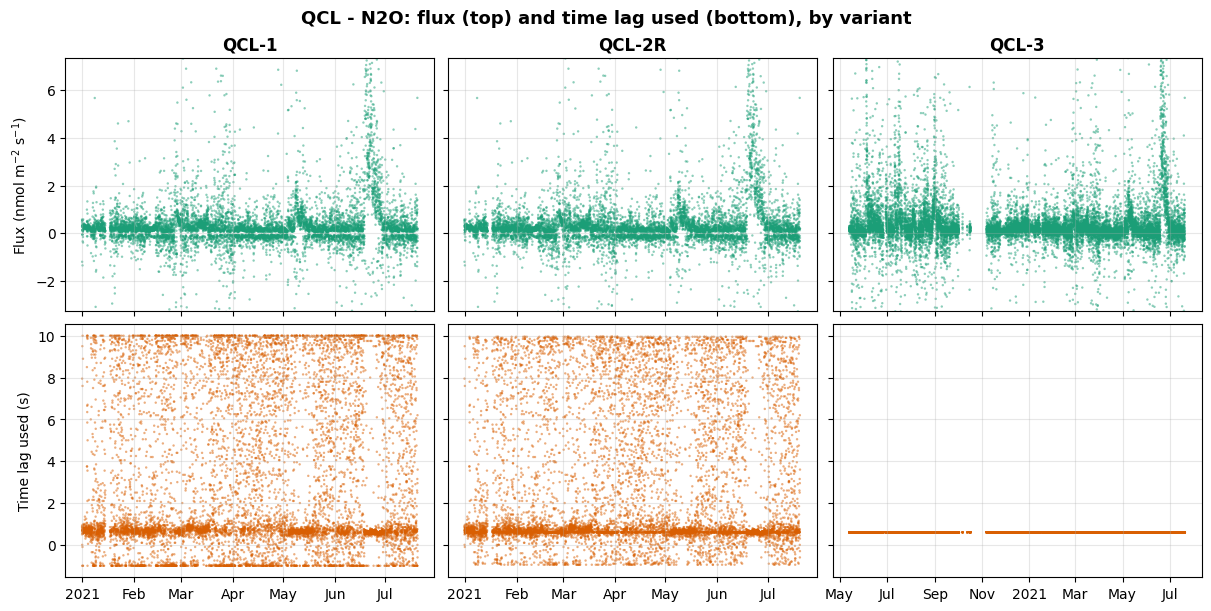
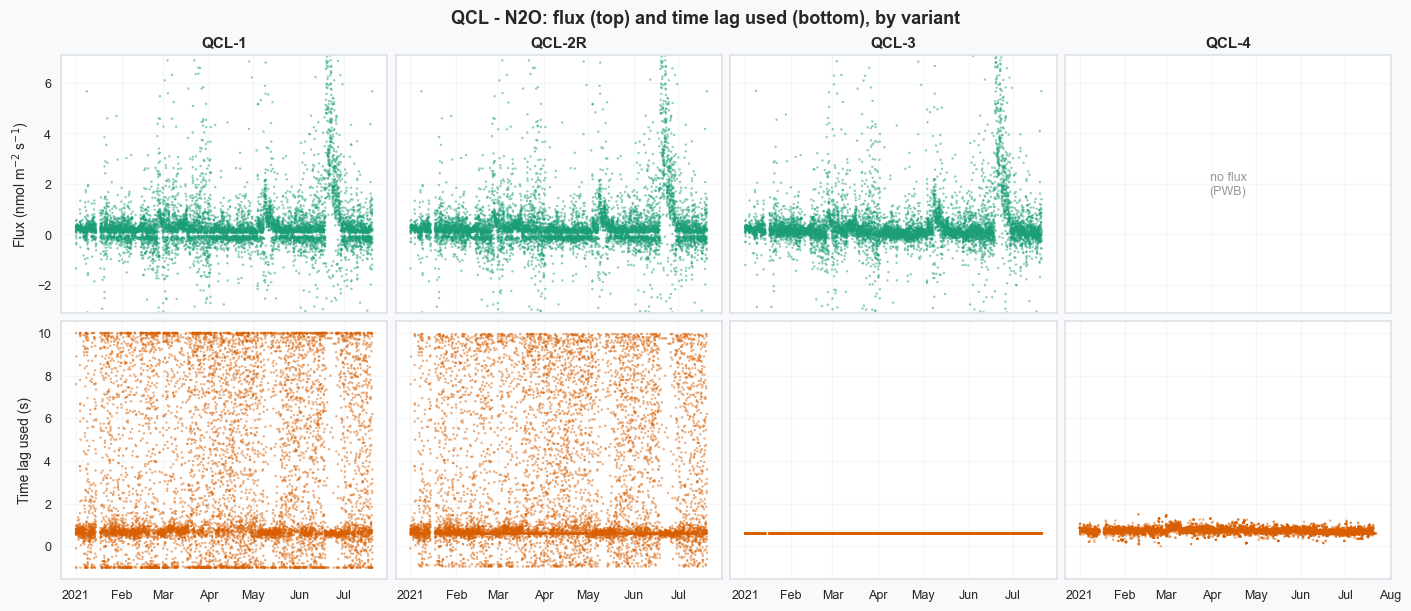
Code edit (unified diff) that turned the first committed figure into the second:
--- before
+++ after
@@ -6,14 +6,18 @@
 
 
-for analyzer, variants in ANALYZERS.items():
+for analyzer, info in ANALYZERS.items():
+    variants = info["variants"]
+    pwb_code = info["pwb"]
+    columns = variants + [pwb_code]  # PWB is the last column
+
     for gas, v in GASES.items():
-        fluxvar, lagvar = v["flux"], v["lag"]
+        fluxvar, lagvar, pwb_lag = v["flux"], v["lag"], v["pwb_lag"]
 
-        # Robust flux range across this figure's variants.
+        # Robust flux range from the flux variants (PWB has no flux).
         flux_vals = np.concatenate([data[c][fluxvar].to_numpy().ravel() for c in variants])
         flux_ylim = robust_ylim(flux_vals)
 
         fig, axes = plt.subplots(
-            nrows=2, ncols=len(variants),
+            nrows=2, ncols=len(columns),
             figsize=FIGSIZE,
             sharex="col",   # flux and its lag share the time axis
@@ -22,20 +26,26 @@
         )
 
-        for ci, code in enumerate(variants):
-            df = data[code]
-
-            # Top: flux
-            ax_top = axes[0, ci]
-            ax_top.scatter(df.index, df[fluxvar], s=3, alpha=0.5,
-                           color=FLUX_COLOR, edgecolors="none")
+        for ci, code in enumerate(columns):
+            ax_top, ax_bot = axes[0, ci], axes[1, ci]
             ax_top.set_title(code, fontweight="bold")
             ax_top.grid(True, alpha=0.3)
-            ax_top.set_ylim(flux_ylim)
+            ax_bot.grid(True, alpha=0.3)
 
-            # Bottom: time lag used
-            ax_bot = axes[1, ci]
-            ax_bot.scatter(df.index, df[lagvar], s=3, alpha=0.5,
-                           color=LAG_COLOR, edgecolors="none")
-            ax_bot.grid(True, alpha=0.3)
+            if code == pwb_code:
+                # PWB: no flux yet, so leave the top panel empty; lag from the summary.
+                ax_top.text(0.5, 0.5, "no flux\n(PWB)", ha="center", va="center",
+                            transform=ax_top.transAxes, color="0.6", fontsize=9)
+                pdf = pwb_data[pwb_code]
+                ax_bot.scatter(pdf.index, pdf[pwb_lag], s=3, alpha=0.5,
+                               color=LAG_COLOR, edgecolors="none")
+            else:
+                df = data[code]
+                ax_top.scatter(df.index, df[fluxvar], s=3, alpha=0.5,
+                               color=FLUX_COLOR, edgecolors="none")
+                ax_top.set_ylim(flux_ylim)
+                ax_bot.scatter(df.index, df[lagvar], s=3, alpha=0.5,
+                               color=LAG_COLOR, edgecolors="none")
+
+            # Compact, auto-fitting date axis (on the bottom row of each column).
             loc = mdates.AutoDateLocator()
             ax_bot.xaxis.set_major_locator(loc)

Commit: Read PWB tlag summaries; add PWB column to plots; 2021 subset